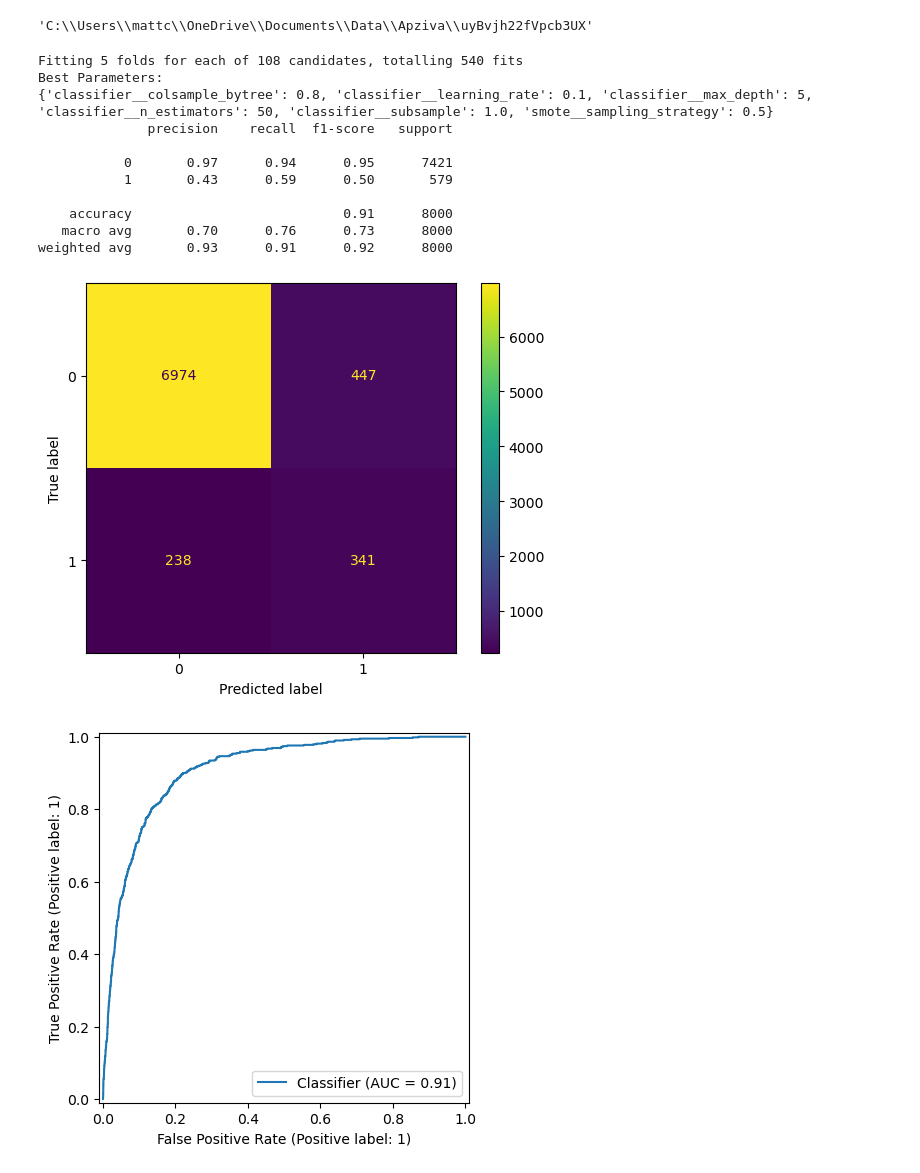
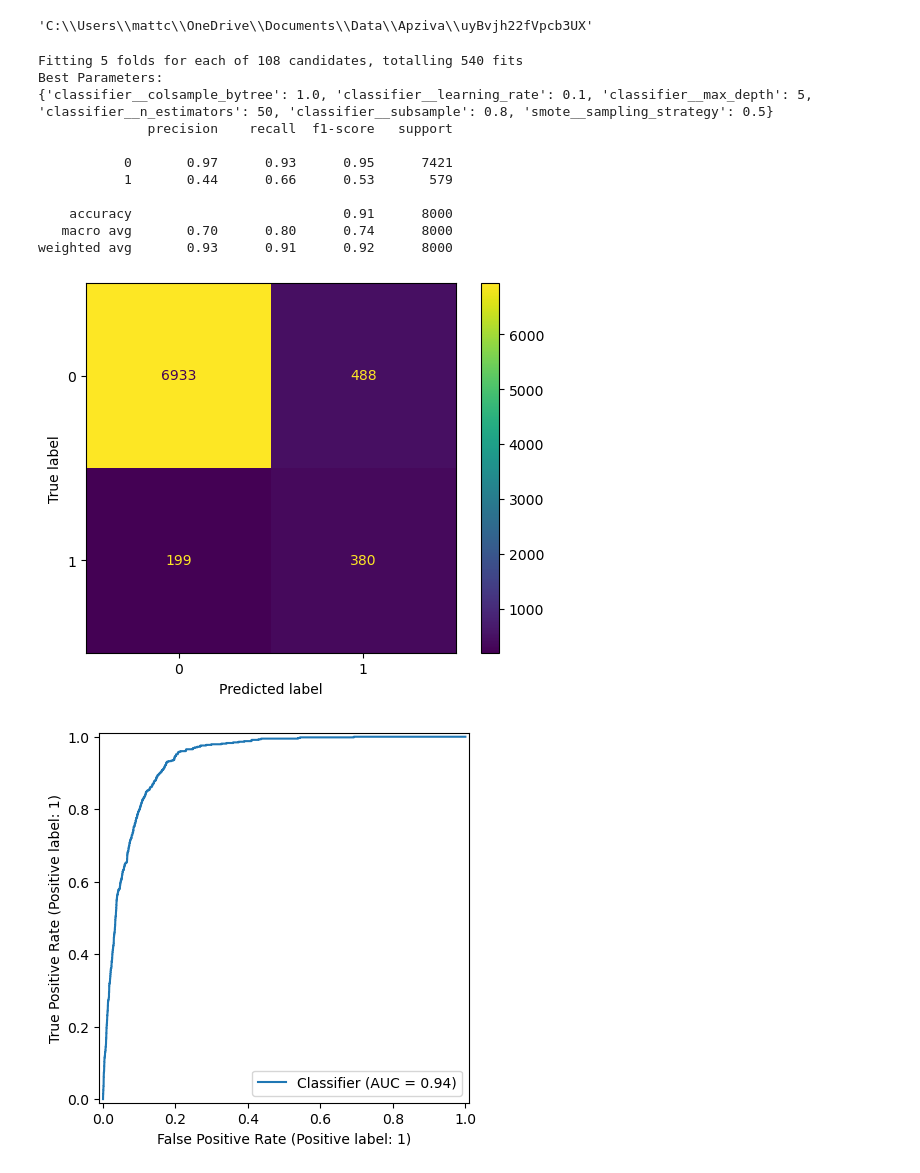
Before and after one commit to mattclark186/uyBvjh22fVpcb3UX, a Jupyter notebook: notebooks/modeling/xgboost_classifier.ipynb, the cells around one changed output. Drawn from its saved outputs; the diff is of its cells as text; code cells hidden in the pictures.

```diff
--- a/notebooks/modeling/xgboost_classifier.ipynb
+++ b/notebooks/modeling/xgboost_classifier.ipynb
@@ -54,7 +54,7 @@ np.random.seed(random_state)
 data = pd.read_csv("data/processed/processed_data.csv")
 
 # split the data into x and y
-x = data[['age', 'job', 'marital', 'education', 'default', 'balance', 'housing', 'loan', 'contact', 'day_group', 'duration', 'campaign']]
+x = data[['age_group', 'job', 'marital', 'education', 'default', 'balance', 'housing', 'loan', 'contact', 'day_group', 'campaign', 'duration', 'quarter']]
 y = data['target']
 
 # split the data into train and test sets
@@ -104,39 +104,39 @@ grid.fit(x_train, y_train)
 best_model = grid.best_estimator_
 best_params = grid.best_params_
 
 # making predictions using the best model
 y_pred = best_model.predict(x_test)
 y_proba = best_model.predict_proba(x_test)[:, 1]
 
 # print the best parameters
 print('Best Parameters:')
 print(best_params)
 
 # show classification report containing detailed metrics
 print(classification_report(y_test, y_pred))
 
 # show confusion matrix of predicted data vs actual
 cm = confusion_matrix(y_test, y_pred)
 ConfusionMatrixDisplay.from_predictions(y_test, y_pred)
 plt.show()
 
 # display ROC curve
 RocCurveDisplay.from_predictions(y_test, y_proba)
 plt.show()
 # %% [output]
 Fitting 5 folds for each of 108 candidates, totalling 540 fits
 Best Parameters:
-{'classifier__colsample_bytree': 0.8, 'classifier__learning_rate': 0.1, 'classifier__max_depth': 5, 'classifier__n_estimators': 50, 'classifier__subsample': 1.0, 'smote__sampling_strategy': 0.5}
+{'classifier__colsample_bytree': 1.0, 'classifier__learning_rate': 0.1, 'classifier__max_depth': 5, 'classifier__n_estimators': 50, 'classifier__subsample': 0.8, 'smote__sampling_strategy': 0.5}
               precision    recall  f1-score   support
 
-           0       0.97      0.94      0.95      7421
-           1       0.43      0.59      0.50       579
+           0       0.97      0.93      0.95      7421
+           1       0.44      0.66      0.53       579
 
     accuracy                           0.91      8000
-   macro avg       0.70      0.76      0.73      8000
+   macro avg       0.70      0.80      0.74      8000
 weighted avg       0.93      0.91      0.92      8000
-[figure, old version]
+[figure, new version]
-[figure, old version]
+[figure, new version]
 # %%
 from sklearn.inspection import permutation_importance
 
```
Also changed, not shown: parts of 2 cells of this notebook, 2 other files.
